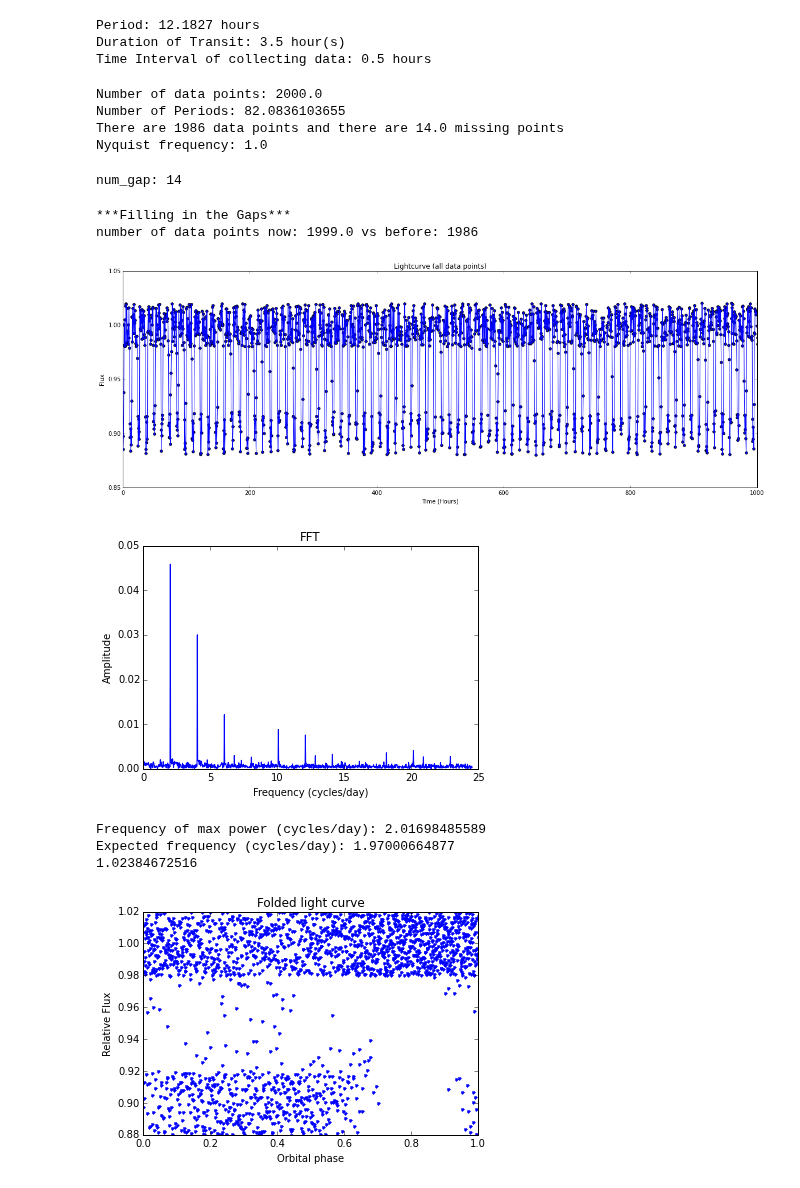
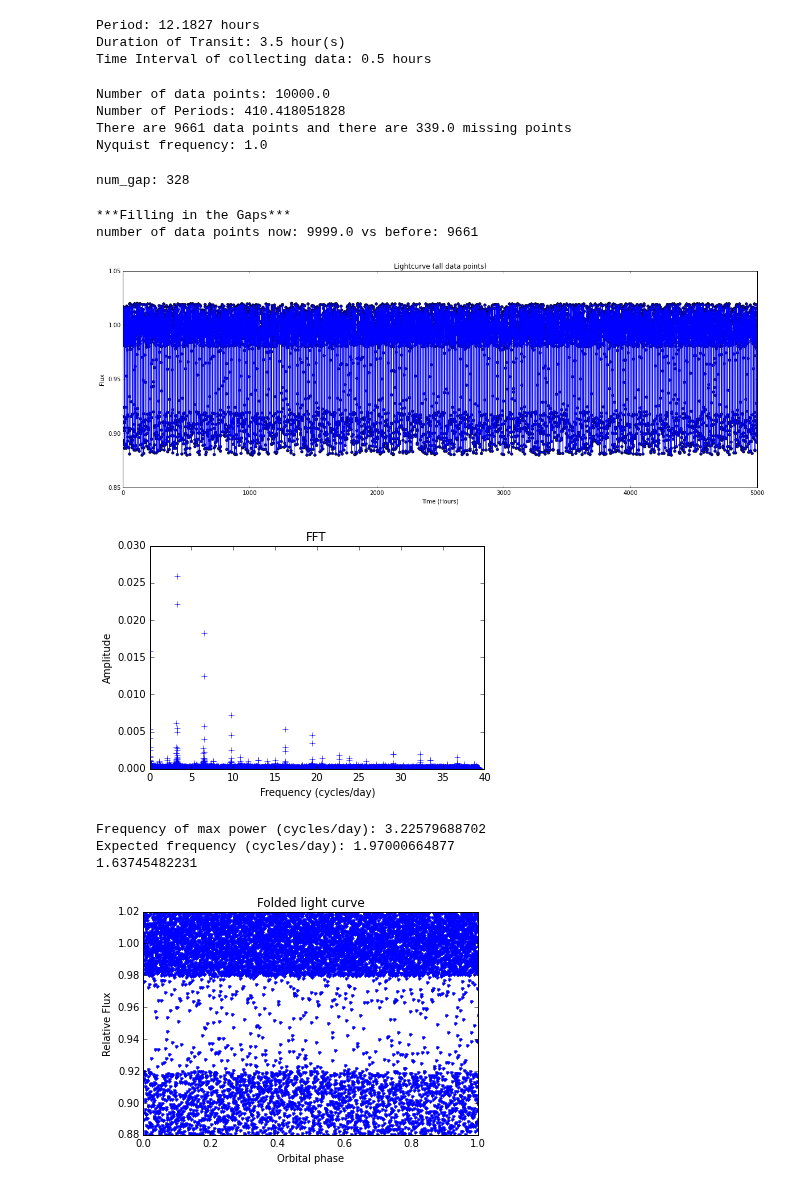
Before and after one commit to dianadianadiana/FFT, a Jupyter notebook: flux_function_transit.ipynb, the cells around one changed output. Saved outputs shown, nothing was run; the diff lists cells and outputs as text; code cells hidden in the pictures.

```diff
--- a/flux_function_transit.ipynb
+++ b/flux_function_transit.ipynb
@@ -109,7 +109,7 @@ Time Interval of collecting data: 0.5 hours
 ### Setting up a Time Array
 ### --- time scatter --- has gaps ---
 
-a, b = 0, 1000 #hours #a,b : min and max of time
+a, b = 0, 5000 #hours #a,b : min and max of time
 #N: number of data points
 N = np.round((b-a) / time_int) #float
 print("Number of data points: " + str(N))
@@ -123,7 +123,7 @@ t = t + time_scatter
 t_random =  np.around(np.random.random(len(t))) # create array randomly with 0's and 1's
 
 count_one = np.float(np.count_nonzero(t_random)) # count the number of "1's" in the array
-ratio = .99 # the ratio of how many real data points we have to how many there are total
+ratio = .94 # the ratio of how many real data points we have to how many there are total
 while count_one/len(t_random) < ratio:
     loc_zero = np.transpose(np.argwhere(t_random == 0.0))[0] # arr with indexes of where the 0's are
 
@@ -151,9 +151,9 @@ d_pts = (b - a) / N
 nyquist_freq = .5 / d_pts
 print("Nyquist frequency: " + str(nyquist_freq))
 # %% [output]
-Number of data points: 2000.0
-Number of Periods: 82.0836103655
-There are 1986 data points and there are 14.0 missing points
+Number of data points: 10000.0
+Number of Periods: 410.418051828
+There are 9661 data points and there are 339.0 missing points
 Nyquist frequency: 1.0
 # %%
 #Determine the appropriate cadence to which the data should be interpolated
@@ -180,7 +180,7 @@ while i < len(gap):
 num_gap = len(gap_loc) # the number of gaps present
 print("num_gap: " +str(num_gap))
 # %% [output]
-num_gap: 14
+num_gap: 328
 # %%
 ### Create a new time and flux array to account for the gaps
 
@@ -221,7 +221,7 @@ while n < num_gap - 1:
 flux_cad[newflux_st:] = f[oldflux_st:] #account for last part where there is no gap after
 # %% [output]
 ***Filling in the Gaps***
-number of data points now: 1999.0 vs before: 1986
+number of data points now: 9999.0 vs before: 9661
 # %%
 #plot the lightcurves
 
@@ -251,7 +251,7 @@ plt.show()
 # plt.ylim([1 - 1.5*delta, 1 + .5*delta])
 # plt.show()
 # %% [output]
-[figure, old version]
+[figure, new version]
 # %%
 ### FFT part
 
@@ -264,35 +264,35 @@ else:
     N_over = N_log_round
 
 newN = 2**N_over
 diff = newN - N
 mean = 1.0
 voidf = np.zeros(diff) + mean
 newf = np.append(f, voidf)
 
 norm_fact = 2.0 / newN # normalization factor
 f_flux = fft(newf) * norm_fact
 
 freq = fftfreq(np.int(len(newf)))
 d_pts_new = (b-a)/newN
 freq_fact = 1.0 / d_pts_new #frequency factor
 
 postivefreq = freq > 0 # take only positive values
 freq, f_flux = freq[postivefreq], f_flux[postivefreq]
 
 power = np.abs(f_flux)
 
 conv_hr_day = 24. #conversion factor from cycles/hour to cycles/day
 #because of oversampling, need to remove the first few terms,
 #ex if N=3000 and the over sampling size is 100,000, then the first 30 points should not be considered
 #also means that each cluster of higher amplitudes are in groups of 30 points
-plt.plot(freq[diff/N:]*freq_fact*conv_hr_day, power[diff/N:],'b')
+plt.plot(freq[diff/N:]*freq_fact*conv_hr_day, power[diff/N:],'b+')
 
 plt.title("FFT")
 plt.xlabel("Frequency (cycles/day)")
 plt.ylabel("Amplitude")
 plt.show()
 # %% [output]
-[figure, old version]
+[figure, new version]
 # %%
 ### Folded Light Curve
 pos_max_power = np.argmax(power)
@@ -310,10 +310,10 @@ plt.xlabel("Orbital phase")
 plt.ylabel("Relative Flux")
 plt.show()
 # %% [output]
-Frequency of max power (cycles/day): 2.01698485589
+Frequency of max power (cycles/day): 3.22579688702
 Expected frequency (cycles/day): 1.97000664877
-1.02384672516
+1.63745482231
-[figure, old version]
+[figure, new version]
 # %%
 # GOAL: find all the values in the power array that are considered to be peaks
 #       and all the values in the power array that are considered to be harmonics
```
Also changed, not shown: parts of 11 cells of this notebook.
